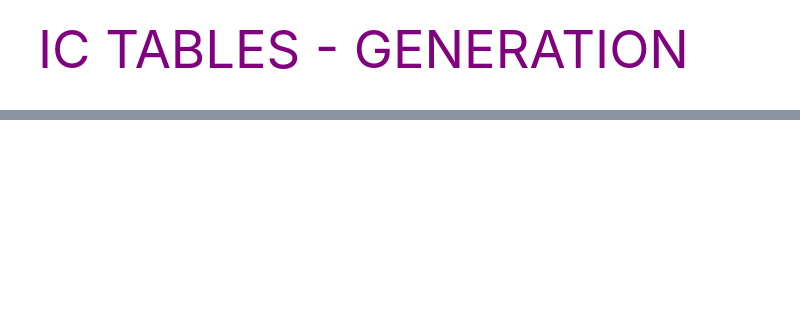
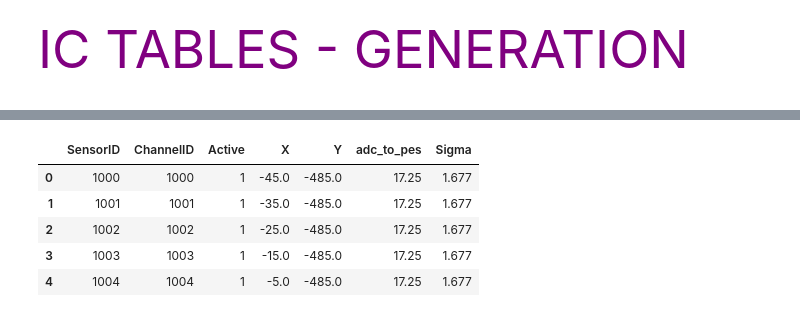
Before and after one commit to DiegoLopezGutierrez/IC-tables, a Jupyter notebook: GenerateTables.ipynb, the cells around one changed output, grey strips where cells are left out. Saved outputs shown, nothing was run; the diff lists cells and outputs as text; code cells hidden in the pictures; blank space fills up the shorter version.

```diff
--- a/GenerateTables.ipynb
+++ b/GenerateTables.ipynb
@@ -240,0 +317,9 @@ print("Done !!")
+# %%
+db.DataSiPM('flexdens10').head()
+# %% [output]
+|  | SensorID | ChannelID | Active | X | Y | adc_to_pes | Sigma |
+| 0 | 1000 | 1000 | 1 | -45.0 | -485.0 | 17.25 | 1.677 |
+| 1 | 1001 | 1001 | 1 | -35.0 | -485.0 | 17.25 | 1.677 |
+| 2 | 1002 | 1002 | 1 | -25.0 | -485.0 | 17.25 | 1.677 |
+| 3 | 1003 | 1003 | 1 | -15.0 | -485.0 | 17.25 | 1.677 |
+| 4 | 1004 | 1004 | 1 | -5.0 | -485.0 | 17.25 | 1.677 |
```
Also changed, not shown: parts of 6 cells of this notebook, 12 other files.
